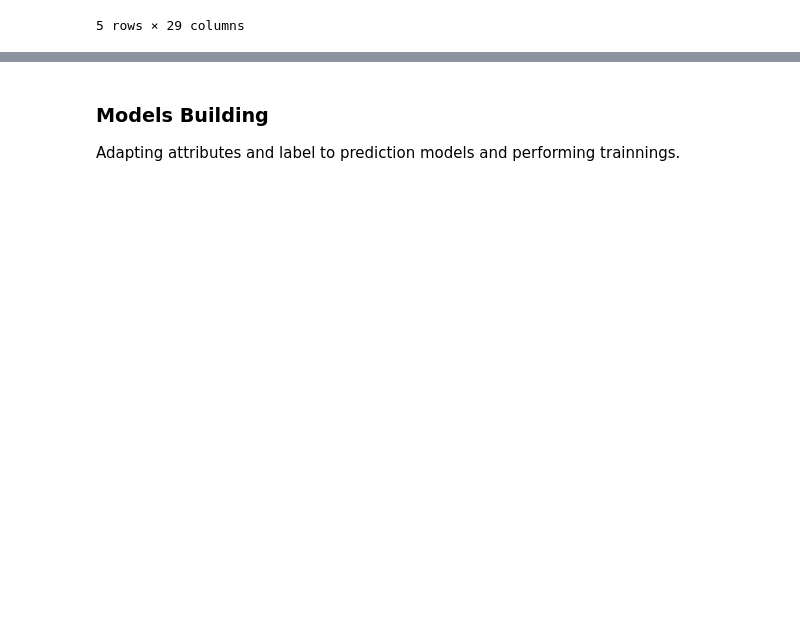
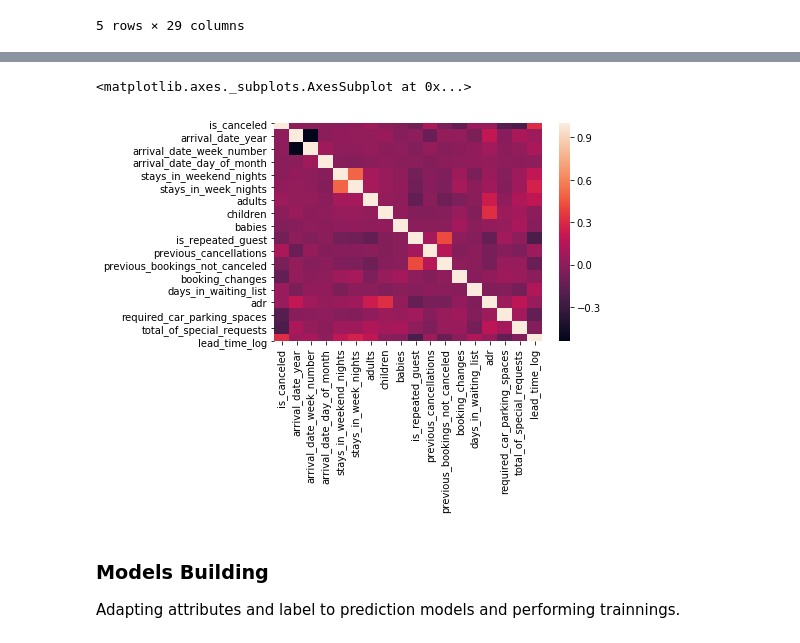
Before and after one commit to LeAmSa/Kaggle-Hotel-Booking, a Jupyter notebook: notebooks/EDA, Data Wrangling and Models for Hotel Booking.ipynb, the cells around one changed output, grey strips where cells are left out. Cells and saved outputs as stored; diff of their text form; code cells hidden in the pictures; blank space fills up the shorter version.

Commit message:
add correlation map

```diff
--- a/notebooks/EDA, Data Wrangling and Models for Hotel Booking.ipynb
+++ b/notebooks/EDA, Data Wrangling and Models for Hotel Booking.ipynb
@@ -343,3 +343,7 @@ data.head(5)
 | 3 | Resort Hotel | 0 | 2015 | July | 27 | ... |
 | 4 | Resort Hotel | 0 | 2015 | July | 27 | ... |
 5 rows × 29 columns
+# %%
+#correlation betwen variables
+corr = data.corr()
+corr
@@ -346,3 +368,9 @@ data.head(5)
+# %%
+#heatmap for visualization
+sns.heatmap(corr)
+# %% [output]
+<matplotlib.axes._subplots.AxesSubplot at 0x...>
+[figure, added]
 # %% [markdown]
 ### Models Building
 Adapting attributes and label to prediction models and performing trainnings.
```
Also changed, not shown: parts of 1 cell of this notebook.
